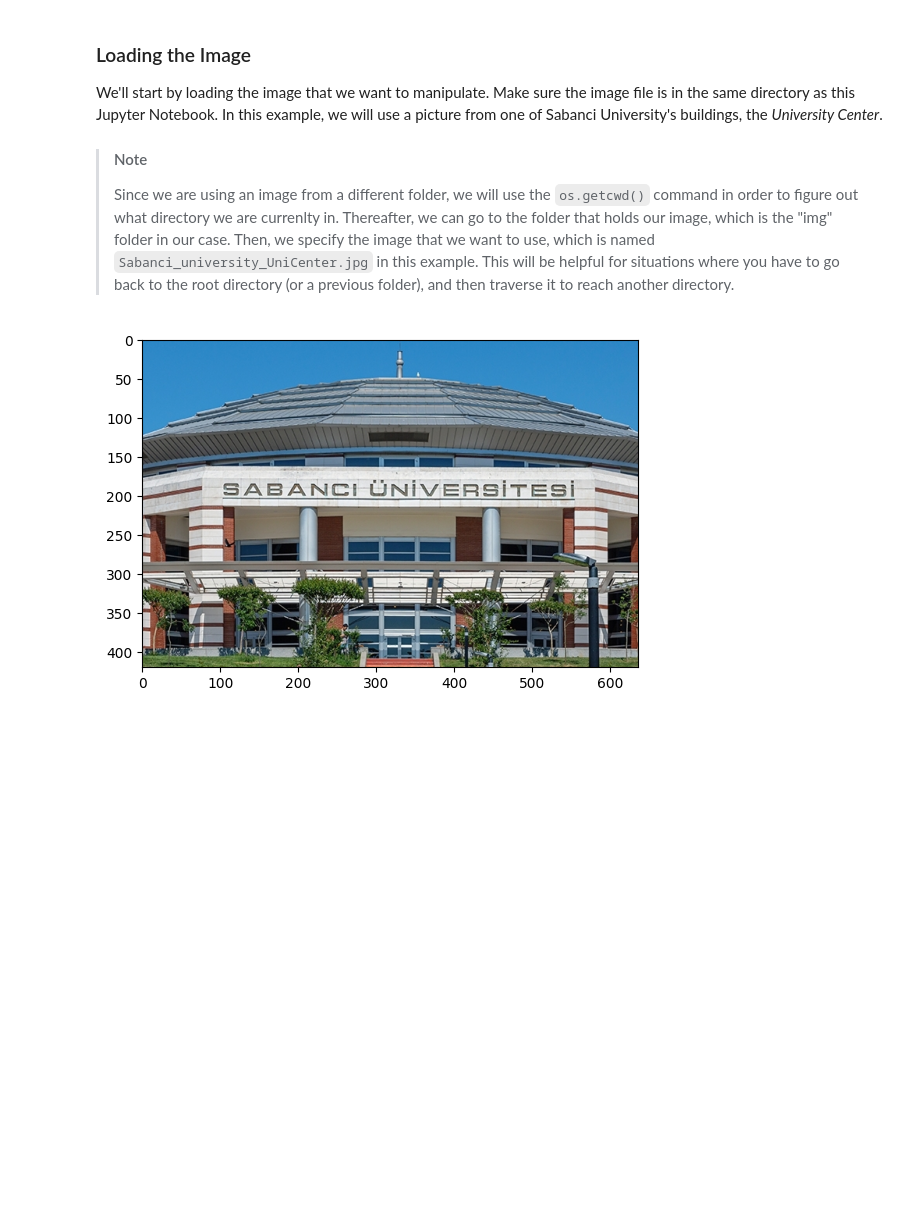
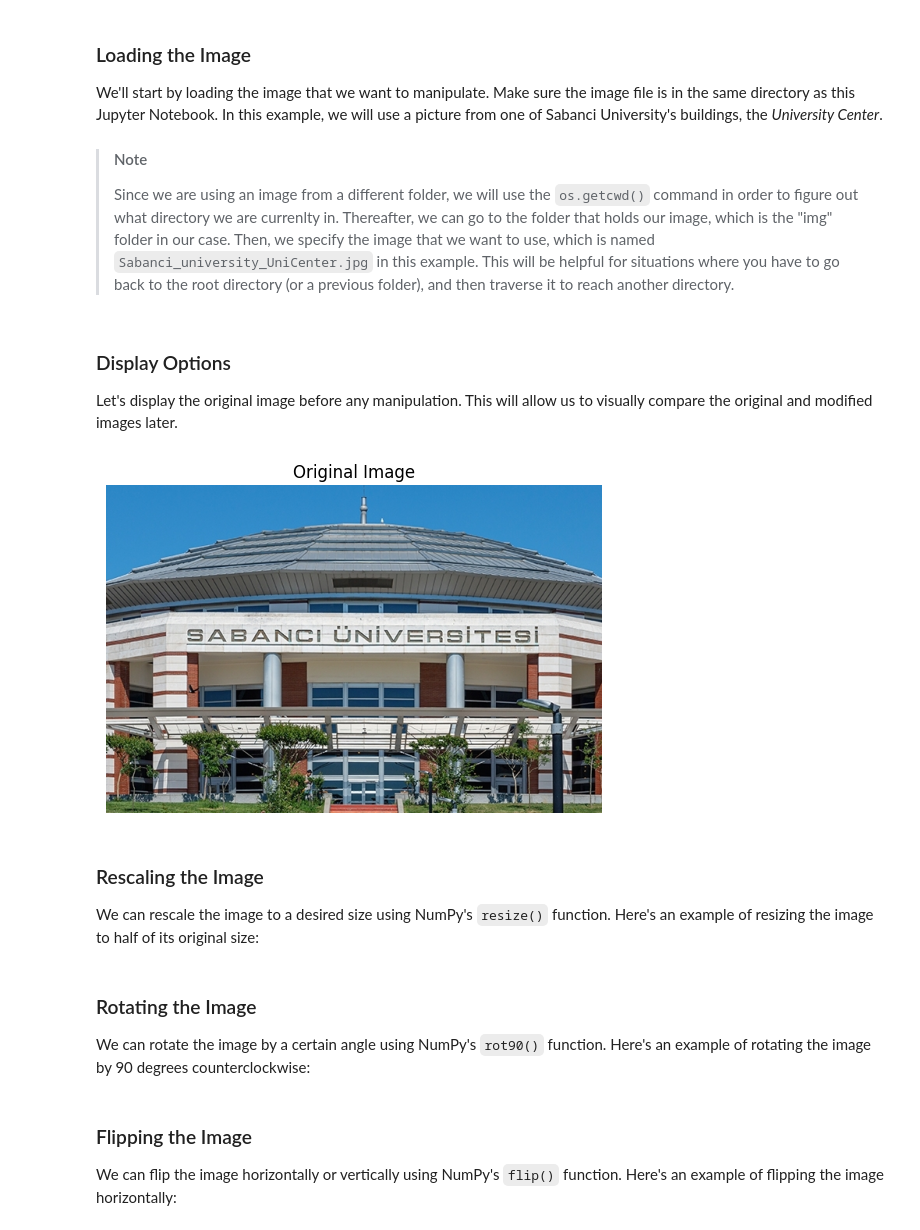
Before and after one commit to KouroshKSH/Tutorials, a Jupyter notebook: NumPy/image_processing_numpy.ipynb, the cells around one changed output. Cells and saved outputs as stored; diff of their text form; code cells hidden in the pictures; blank space fills up the shorter version.

Commit message:
added rescaling, rotating, flipping and displaying the modified images' cells.

```diff
--- a/NumPy/image_processing_numpy.ipynb
+++ b/NumPy/image_processing_numpy.ipynb
@@ -49,9 +79,17 @@ image_path = os.path.join(cwd, "..", "img", "Sabanci_university_UniCenter.jpg")
 
 # Read the image using the path
 image = plt.imread(image_path)
-
-# Display the image
-plt.imshow(image)
-plt.show()
-# %% [output]
-[figure, removed]
+# %% [markdown]
+### Display Options
+Let's display the original image before any manipulation. This will allow us to visually compare the original and modified images later.
+# %%
+# Display the image without the axis and set a title for it
+plt.imshow(image)
+plt.axis('off')
+plt.title('Original Image')
+plt.show()
+# %% [output]
+[figure, added]
+# %% [markdown]
+### Rescaling the Image
+We can rescale the image to a desired size using NumPy's `resize()` function. Here's an example of resizing the image to half of its original size:
@@ -57,0 +100,3 @@ plt.show()
+# %% [markdown]
+### Rotating the Image
+We can rotate the image by a certain angle using NumPy's `rot90()` function. Here's an example of rotating the image by 90 degrees counterclockwise:
@@ -57,0 +106,3 @@ plt.show()
+# %% [markdown]
+### Flipping the Image
+We can flip the image horizontally or vertically using NumPy's `flip()` function. Here's an example of flipping the image horizontally:
```
Also changed, not shown: parts of 7 cells of this notebook.
